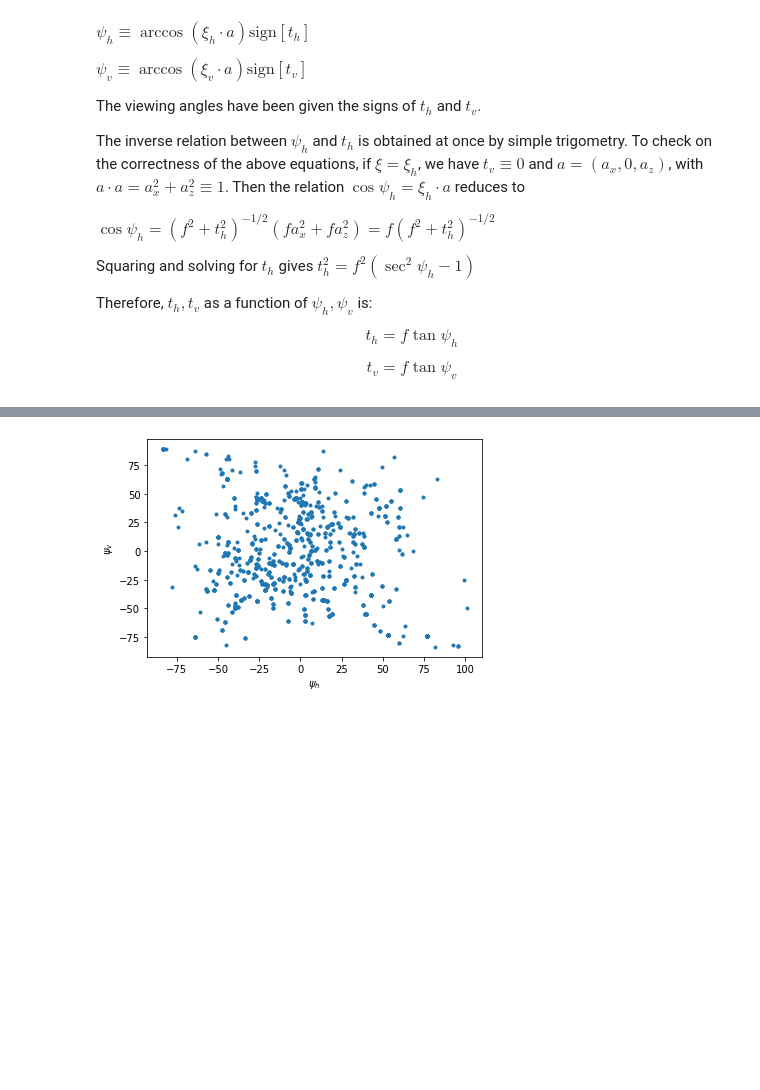
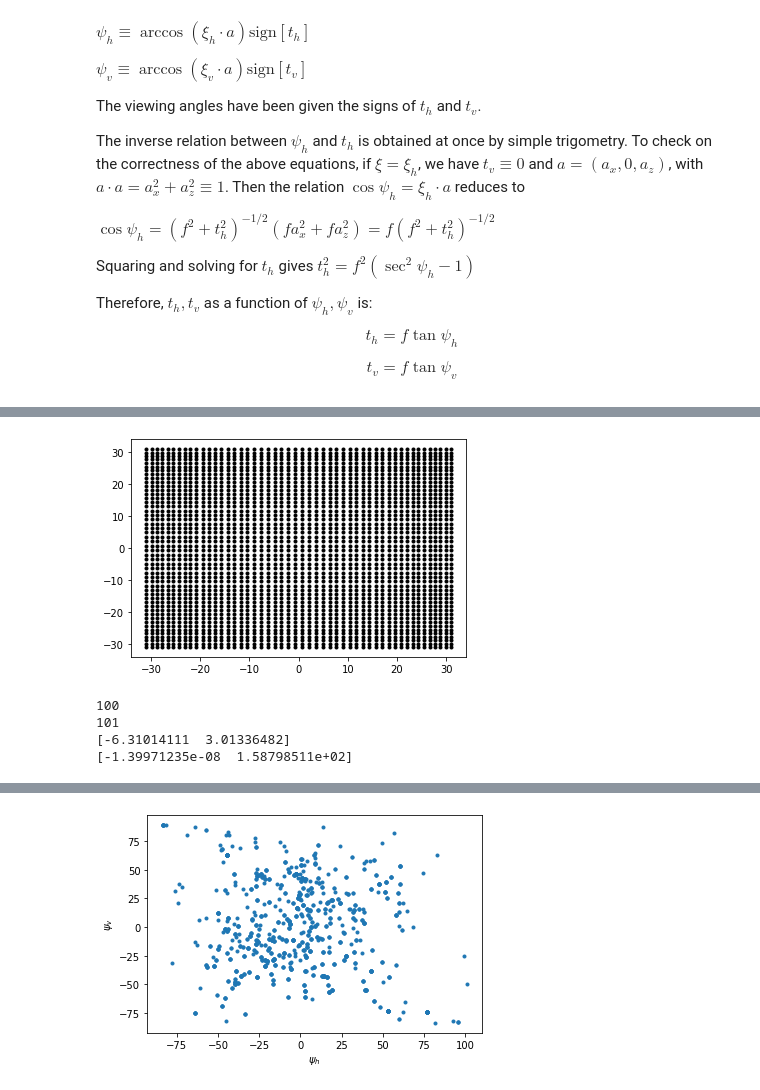
Before and after one commit to pakhuiying/wave_simulation, a Jupyter notebook: Cox_Munk_wave.ipynb, the cells around one changed output, grey strips where cells are left out. Saved outputs shown, nothing was run; the diff lists cells and outputs as text; code cells hidden in the pictures; blank space fills up the shorter version.

```diff
--- a/Cox_Munk_wave.ipynb
+++ b/Cox_Munk_wave.ipynb
@@ -1097,0 +1145,42 @@ GP = rt.GlitterPattern(data_list[1],xi_prime,camera_axis,n=200)
+# %%
+def t_to_psi(xi_prime,camera_axis,f=1):
+    t = 0.6
+    t_h = np.linspace(-t,t,50)
+    t_v = np.linspace(-t,t,50)#np.repeat(0,100)
+    # t_v = np.linspace(-1.5,1.5,100)
+    t_h, t_v = np.meshgrid(t_h,t_v)
+    xi_prime = xi_prime/np.linalg.norm(xi_prime)
+    camera_axis = camera_axis/np.linalg.norm(camera_axis)
+    x = np.array([xi_prime[0],xi_prime[1],0])
+    x = x/np.linalg.norm(x)
+    i = np.array([1,0,0])
+    phi_prime = np.arccos(np.dot(x,i))
+    rot_mat = rt.wind_to_sun_rot(phi_prime)
+    xi_prime_sun = np.dot(rot_mat,xi_prime)
+    a_sun = np.dot(rot_mat,camera_axis)
+    psi_h = [np.arctan(h/f)/np.pi*180 for h in t_h.flatten()]
+    psi_v = [np.arctan(v/f)/np.pi*180 for v in t_v.flatten()]
+    plt.figure()
+    plt.plot(psi_h,psi_v,'k.')
+    plt.show()
+    return
+
+t_to_psi(xi_prime,camera_axis,f=1)
+# %% [output]
+[figure, added]
+# %%
+hist,bin_edges = np.histogram(t_h,bins=100)
+
+# hist > 50
+print(len(hist))
+print(len(bin_edges))
+
+print(bin_edges[np.argmax(hist):np.argmax(hist)+2])
+
+hist,bin_edges = np.histogram(t_v,bins=100)
+print(bin_edges[np.argmax(hist):np.argmax(hist)+2])
+# %% [output]
+100
+101
+[-6.31014111  3.01336482]
+[-1.39971235e-08  1.58798511e+02]
```
Also changed, not shown: parts of 17 cells of this notebook, 6 other files.
